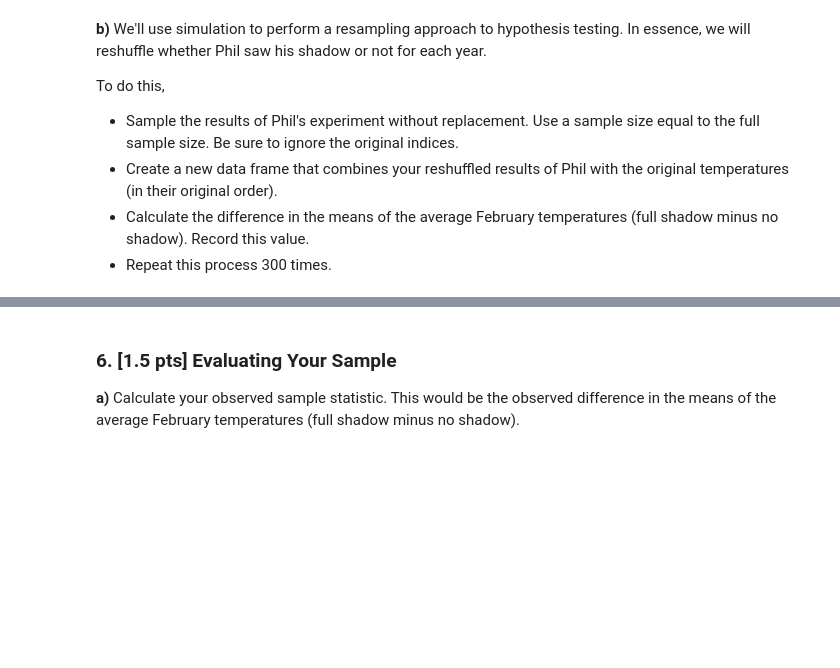
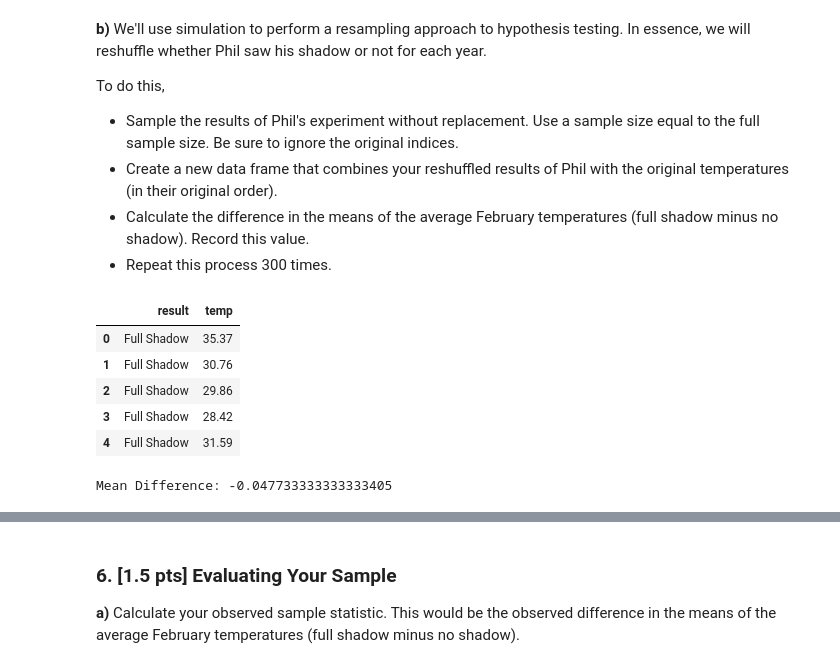
Before and after one commit to Shenyuanbo/STAT_207, a Jupyter notebook: lab/lab_08/lab_08.ipynb, the cells around one changed output, grey strips where cells are left out. Drawn from its saved outputs; the diff is of its cells as text; code cells hidden in the pictures; blank space fills up the shorter version.

```diff
--- a/lab/lab_08/lab_08.ipynb
+++ b/lab/lab_08/lab_08.ipynb
@@ -250,3 +254,20 @@ To do this,
 - Create a new data frame that combines your reshuffled results of Phil with the original temperatures (in their original order).
 - Calculate the difference in the means of the average February temperatures (full shadow minus no shadow).  Record this value.
 - Repeat this process 300 times.
+# %%
+# Do it once
+shuffled_sample = df.Phil.sample(115, replace = False, ignore_index=True) # 数据还是原来的，但是顺序打乱
+feb_temp = df['February Average Temperature']
+reshuffled_df = pd.DataFrame({"result":shuffled_sample, 'temp' : feb_temp}) # 重构
+display(reshuffled_df.head())
+
+
+print('Mean Difference:', reshuffled_df[reshuffled_df.result == 'Full Shadow'].temp.mean() - reshuffled_df[reshuffled_df.result == 'No Shadow'].temp.mean())
+# %% [output]
+|  | result | temp |
+| 0 | Full Shadow | 35.37 |
+| 1 | Full Shadow | 30.76 |
+| 2 | Full Shadow | 29.86 |
+| 3 | Full Shadow | 28.42 |
+| 4 | Full Shadow | 31.59 |
+Mean Difference: -0.047733333333333405
```
Also changed, not shown: parts of 15 cells of this notebook.
